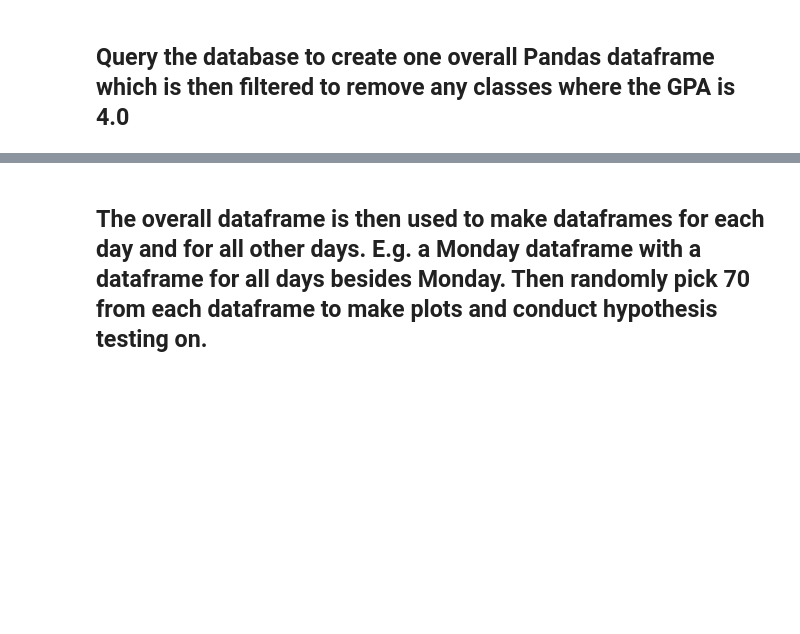
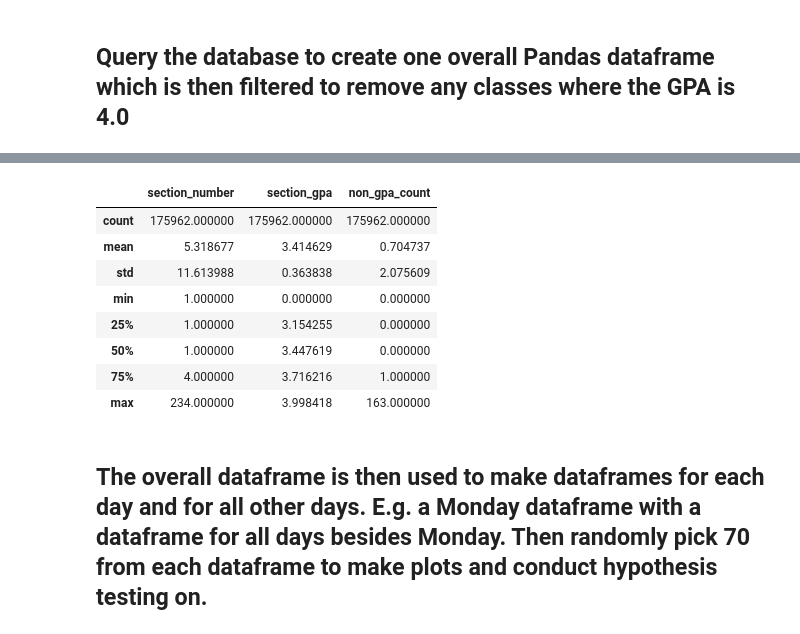
Before and after one commit to allisonhonold/uw_madison_courses_grades, a Jupyter notebook: days_of_week_gpas.ipynb, the cells around one changed output, grey strips where cells are left out. Cells and saved outputs as stored; diff of their text form; code cells hidden in the pictures; blank space fills up the shorter version.

```diff
--- a/days_of_week_gpas.ipynb
+++ b/days_of_week_gpas.ipynb
@@ -71,5 +49,16 @@ all_days_df.head()
 # %%
 all_days_df = all_days_df.loc[all_days_df['section_gpa'] != 4.0]
+all_days_df.describe()
+# %% [output]
+|  | section_number | section_gpa | non_gpa_count |
+| count | 175962.000000 | 175962.000000 | 175962.000000 |
+| mean | 5.318677 | 3.414629 | 0.704737 |
+| std | 11.613988 | 0.363838 | 2.075609 |
+| min | 1.000000 | 0.000000 | 0.000000 |
+| 25% | 1.000000 | 3.154255 | 0.000000 |
+| 50% | 1.000000 | 3.447619 | 0.000000 |
+| 75% | 4.000000 | 3.716216 | 1.000000 |
+| max | 234.000000 | 3.998418 | 163.000000 |
 # %% [markdown]
 ## The overall dataframe is then used to make dataframes for each day and for all other days. E.g. a Monday dataframe with a dataframe for all days besides Monday. Then randomly pick 70 from each dataframe to make plots and conduct hypothesis testing on.
 # %%
```
Also changed, not shown: parts of 6 cells of this notebook, 2 other files.
